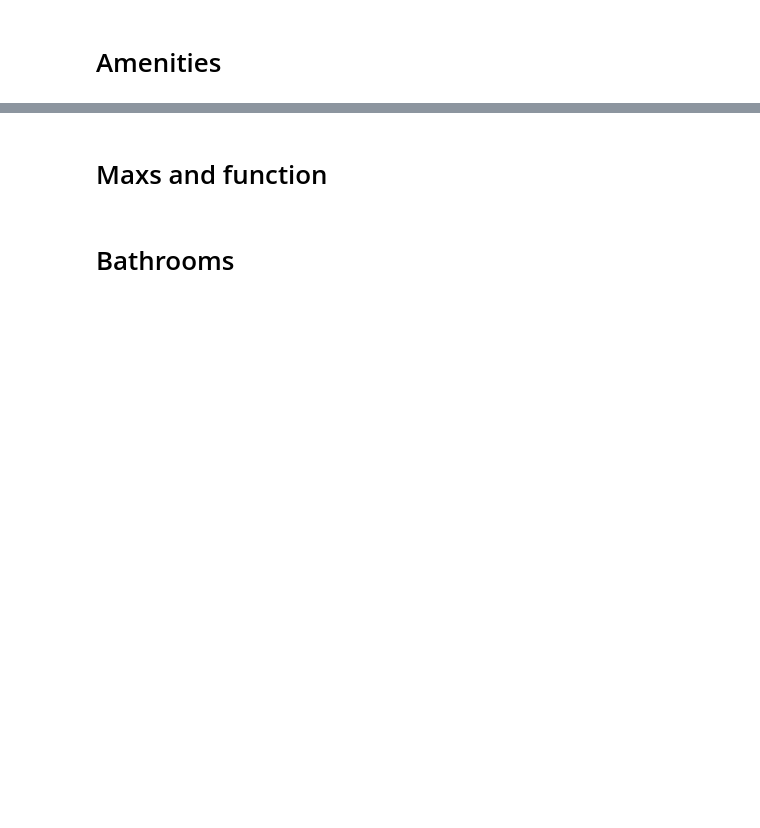
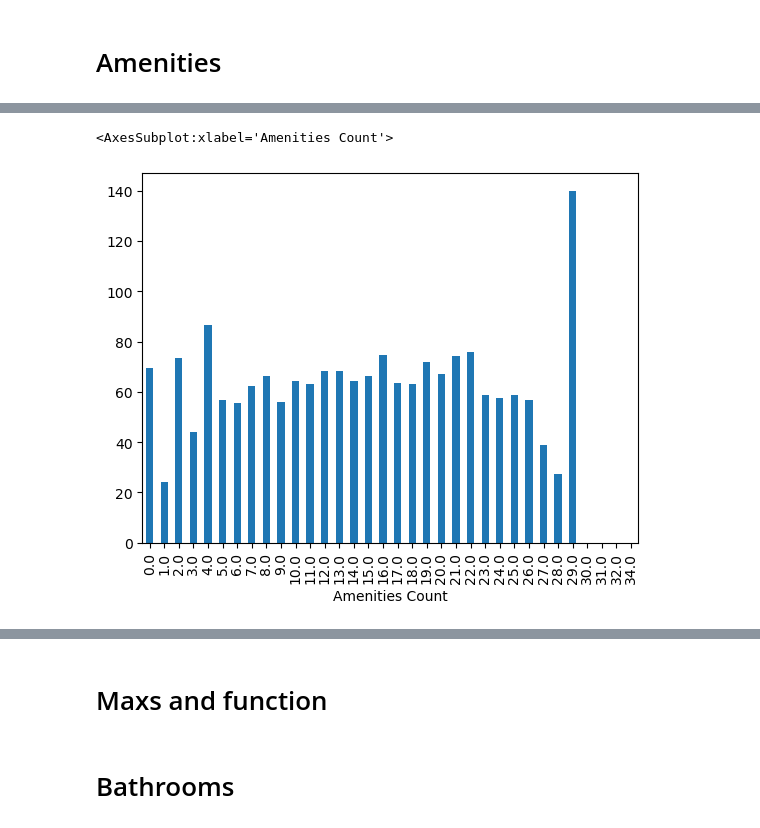
Before and after one commit to Maria-Victoria-Ramello/Proyecto-Final-KeepCoding, a Jupyter notebook: python scripts/etl.ipynb, the cells around one changed output, grey strips where cells are left out. Saved outputs shown, nothing was run; the diff lists cells and outputs as text; code cells hidden in the pictures; blank space fills up the shorter version.

```diff
--- a/python scripts/etl.ipynb
+++ b/python scripts/etl.ipynb
@@ -60,0 +81,4 @@ df['Property Type'].value_counts()
+# %%
+amenities = map(lambda value: value[0], amenities)
+amenities = list(amenities)#[:10]
+amenities
@@ -61,16 +103,16 @@ df['Property Type'].value_counts()
 # %%
-amenities_df = df['Amenities'].map(lambda value: str(value or ''))
-valid_amenities = ['TV', 'Internet', 'Kitchen']
+amenities_df = df['Amenities'].fillna('')
+valid_amenities = amenities
 
-for index, amenities in enumerate(amenities_df):
-    amenities = amenities.split(',')
-    amenities = filter(lambda value: value in valid_amenities, amenities)
-    for amenitie in amenities:
-        if amenitie not in valid_amenities:
-            continue
+for index, row_amenities in enumerate(amenities_df):
+    row_amenities = row_amenities.split(',')
+    row_amenities = list(filter(lambda value: value in valid_amenities, row_amenities))
+
+    df.loc[index, 'Amenities Count'] = len(row_amenities)
+
+    for amenitie in row_amenities:
         if amenitie not in df.columns:
             df[amenitie] = False
         df.loc[index, amenitie] = True
-        df.loc[index, 'Amenities Count'] = len(list(amenities))
 
-df[valid_amenities]
+df[np.append(np.array(valid_amenities), 'Amenities Count')]
@@ -76,0 +146,5 @@ df[valid_amenities]
+# %%
+df.groupby('Amenities Count')['Price'].mean().plot.bar()
+# %% [output]
+<AxesSubplot:xlabel='Amenities Count'>
+[figure, added]
```
Also changed, not shown: parts of 23 cells of this notebook.
